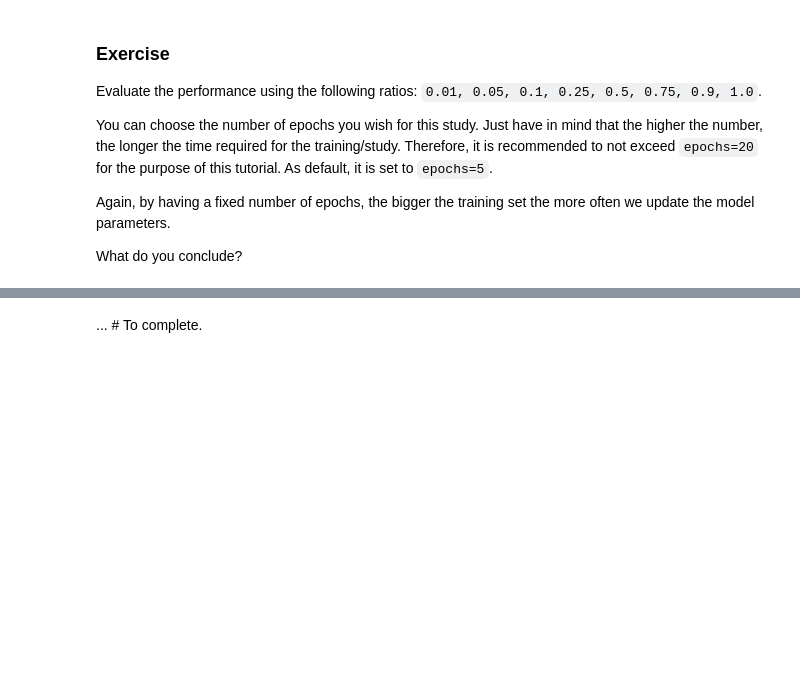
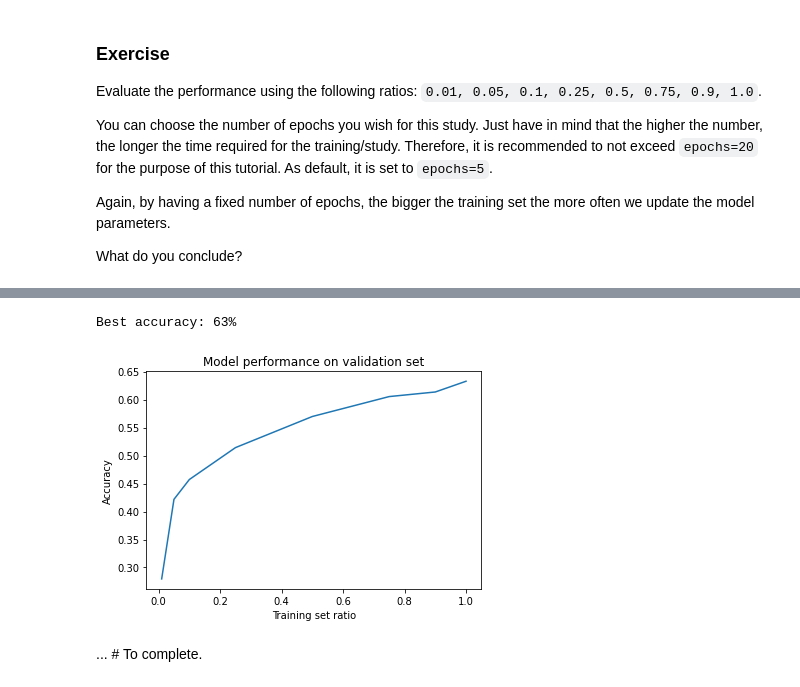
Before and after one commit to cic4k/IVADO_DL, a Jupyter notebook: tutorial1_data_exercise.ipynb, the cells around one changed output, grey strips where cells are left out. Drawn from its saved outputs; the diff is of its cells as text; code cells hidden in the pictures; blank space fills up the shorter version.

```diff
--- a/tutorial1_data_exercise.ipynb
+++ b/tutorial1_data_exercise.ipynb
@@ -926,3 +953,9 @@ ratio_list = [0.01, 0.05, 0.1, 0.25, 0.5, 0.75, 0.9, 1.0]
+# %%
+ratio_list = [0.01, 0.05, 0.1, 0.25, 0.5, 0.75, 0.9, 1.0]
+performance_study(ratio_list= ratio_list, epochs= 20)
+# %% [output]
+Best accuracy: 63%
+[figure, added]
 # %% [markdown]
 ... # To complete.
 # %% [markdown]
```
Also changed, not shown: parts of 13 cells of this notebook.
